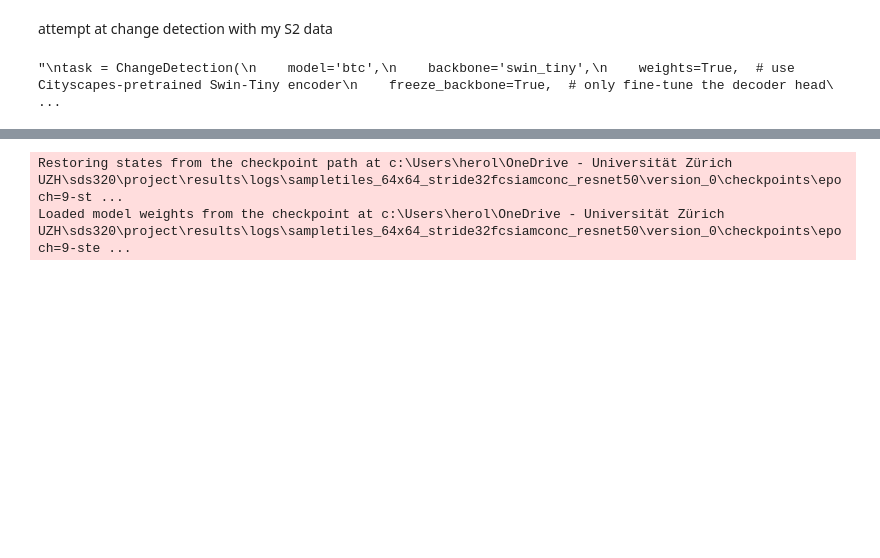
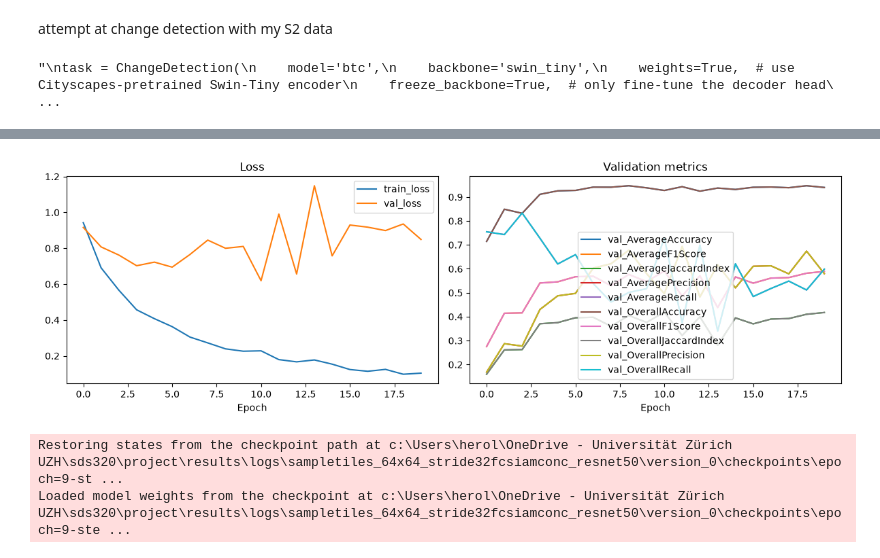
Before and after one commit to cherold01/sds320, a Jupyter notebook: notebooks/torchgeo.ipynb, the cells around one changed output, grey strips where cells are left out. Cells and saved outputs as stored; diff of their text form; code cells hidden in the pictures; blank space fills up the shorter version.

Commit message:
add loss over epoch plot

```diff
--- a/notebooks/torchgeo.ipynb
+++ b/notebooks/torchgeo.ipynb
@@ -284,6 +284,32 @@ infer the `batch_size` from an ambiguous collection. The batch size we found is
 use `self.log(..., batch_size=batch_size)`.
 `Trainer.fit` stopped: `max_epochs=10` reached.
 [interactive output not drawn]
+# %%
+import pandas as pd
+
+metrics = pd.read_csv(f"{logger.log_dir}/metrics.csv")
+
+# Epoch-level values (val metrics are logged per epoch; train_loss is logged per step)
+val_cols = [c for c in metrics.columns if c.startswith("val_")]
+val = metrics.dropna(subset=["epoch"])[["epoch"] + val_cols].groupby("epoch").last()
+
+train = metrics.dropna(subset=["train_loss"]).groupby("epoch")["train_loss"].mean()
+
+fig, axes = plt.subplots(1, 2, figsize=(12, 4))
+axes[0].plot(train.index, train.values, label="train_loss")
+if "val_loss" in val.columns:
+    axes[0].plot(val.index, val["val_loss"], label="val_loss")
+axes[0].set_xlabel("Epoch"); axes[0].set_title("Loss"); axes[0].legend()
+
+for c in val_cols:
+    if c != "val_loss":
+        axes[1].plot(val.index, val[c], label=c)
+axes[1].set_xlabel("Epoch"); axes[1].set_title("Validation metrics"); axes[1].legend()
+
+plt.tight_layout()
+plt.show()
+# %% [output]
+[figure, added]
 # %%
 ## evalute the model
 
```
Also changed, not shown: parts of 6 cells of this notebook.
